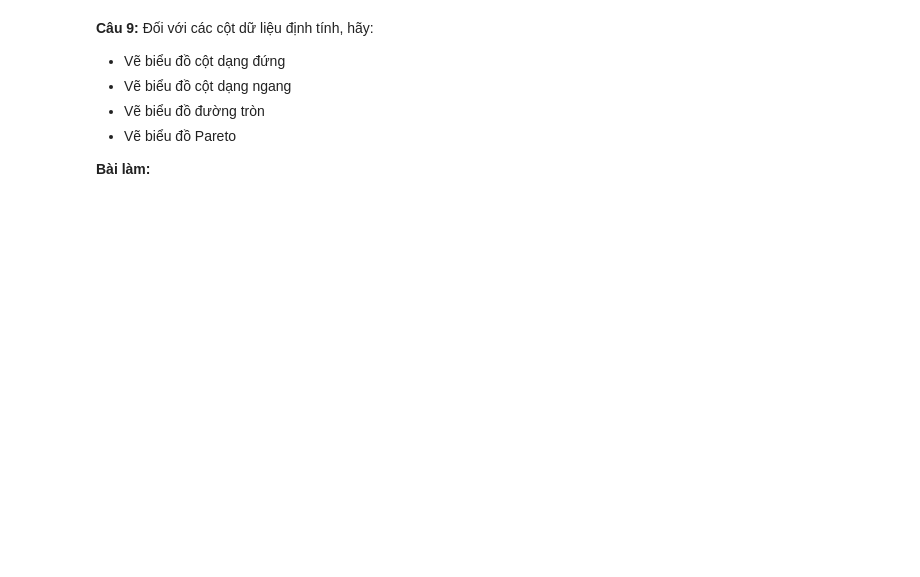
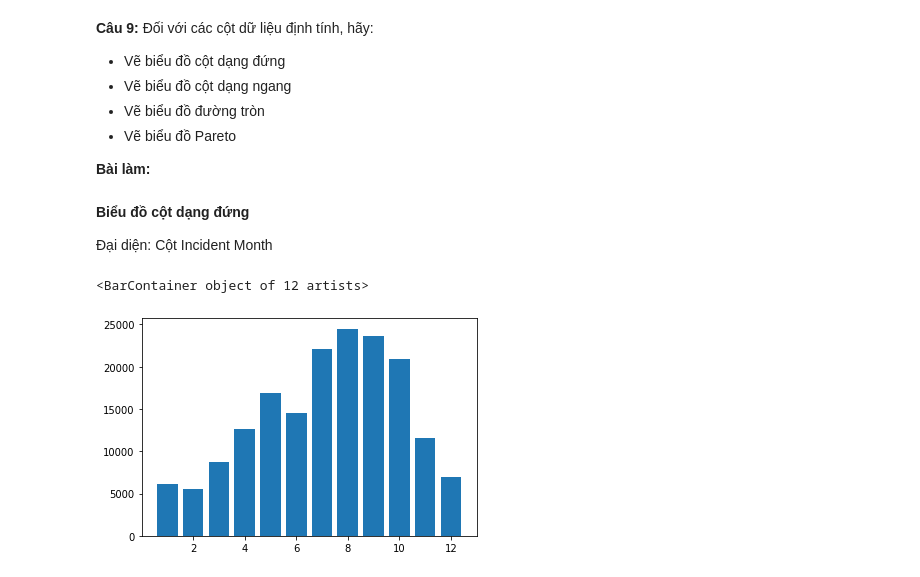
Before and after one commit to rekuantsun/PTDL-Python, a Jupyter notebook: Pandas_4.ipynb, the cells around one changed output. Drawn from its saved outputs; the diff is of its cells as text; code cells hidden in the pictures; blank space fills up the shorter version.

```diff
--- a/Pandas_4.ipynb
+++ b/Pandas_4.ipynb
@@ -293,3 +293,14 @@ sns.pairplot(df1)
 - Vẽ biểu đồ Pareto
 
 **Bài làm:**
+# %% [markdown]
+**Biểu đồ cột dạng đứng**
+
+Đại diện: Cột Incident Month
+# %%
+x = dict(df["Incident Month"].value_counts()).keys()
+y = dict(df["Incident Month"].value_counts()).values()
+plt.bar(x,y)
+# %% [output]
+<BarContainer object of 12 artists>
+[figure, added]
```
Also changed, not shown: parts of 11 cells of this notebook.
